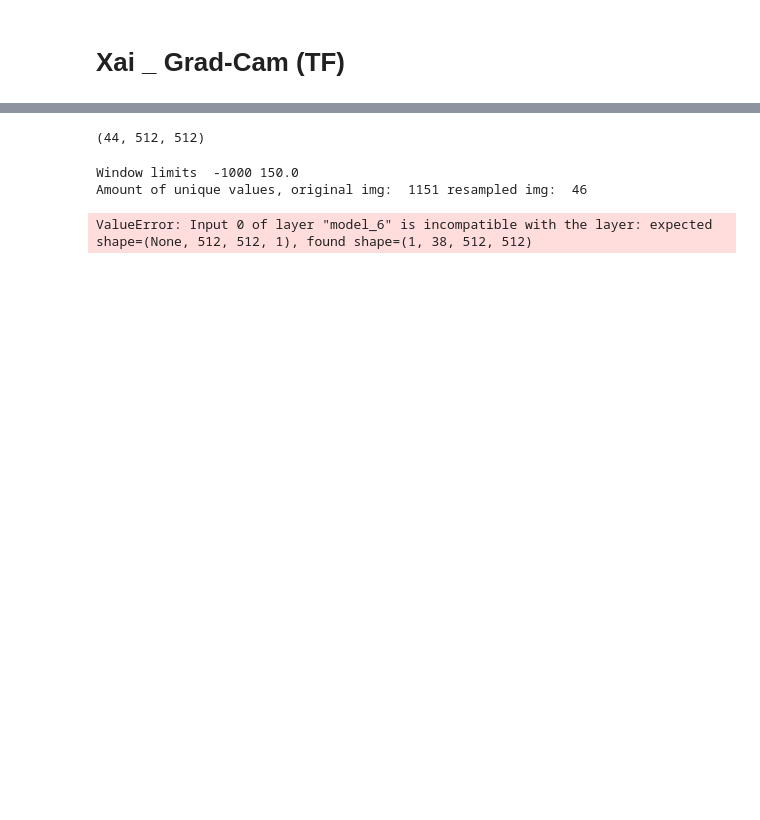
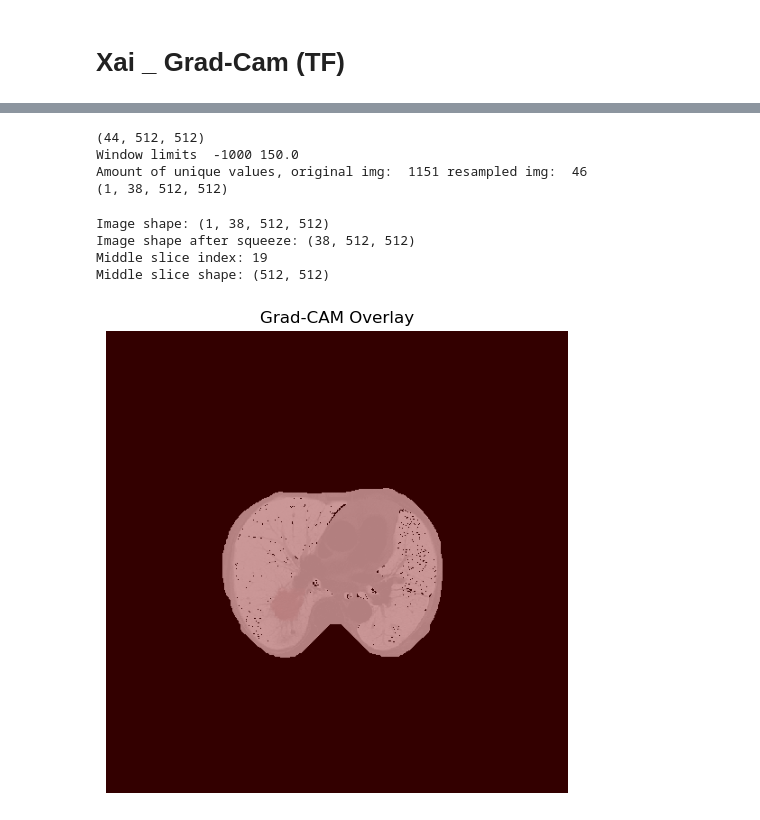
Before and after one commit to cons00000/Project-lung-cancer, a Jupyter notebook: src/Xai/Grad_Cam.ipynb, the cells around one changed output, grey strips where cells are left out. Saved outputs shown, nothing was run; the diff lists cells and outputs as text; code cells hidden in the pictures; blank space fills up the shorter version.

```diff
--- a/src/Xai/Grad_Cam.ipynb
+++ b/src/Xai/Grad_Cam.ipynb
@@ -55,11 +39,10 @@ Epoch end
 # %%
-target_layer = model.model1.get_layer("conv2d_21")
-filename = list(model.Patient_dict.keys())[0]
-
 gen_with_progress = tqdm(model.Patients_gen, desc='Progress')
 gen_iterator = iter(gen_with_progress)  # <-- transformer en itérateur
 img, _, filename, params = next(gen_iterator)
+print(img.shape)
 # %% [output]
 (44, 512, 512)
+Window limits  -1000 150.0
+Amount of unique values, original img:  1151 resampled img:  46
+(1, 38, 512, 512)
-Window limits  -1000 150.0
-Amount of unique values, original img:  1151 resampled img:  46
@@ -149,16 +48,0 @@ def generate_segmentation_gradcam(model_obj, img, target_layer_name="conv2d_21",
-# %%
-# Générer Grad-CAM
-heatmap, preds = generate_segmentation_gradcam(model, img, target_layer_name="conv2d_21")
-
-# Affichage : superposition de la heatmap sur la slice d'origine
-plt.figure(figsize=(8, 8))
-plt.imshow(img[..., 0], cmap="gray")
-# Redimensionne la heatmap pour qu'elle corresponde à l'image d'origine
-import cv2
-heatmap_resized = cv2.resize(heatmap, (img.shape[2], img.shape[1]))
-plt.imshow(heatmap_resized, cmap="jet", alpha=0.5)
-plt.title("Grad-CAM Heatmap (Segmentation)")
-plt.axis('off')
-plt.show()
-# %% [output]
-ValueError: Input 0 of layer "model_6" is incompatible with the layer: expected shape=(None, 512, 512, 1), found shape=(1, 38, 512, 512)
@@ -164,0 +89,24 @@ ValueError: Input 0 of layer "model_6" is incompatible with the layer: expected
+# %%
+print(f"Image shape: {img.shape}")
+img=img.squeeze()
+print(f"Image shape after squeeze: {img.shape}")
+# --- Select the middle slice ---
+middle_index = img.shape[0] // 2
+print(f"Middle slice index: {middle_index}")
+middle_slice = img[middle_index, :, :]  # shape: (512, 512)
+print(f"Middle slice shape: {middle_slice.shape}")
+
+# --- Prepare the slice for the model ---
+input_slice = middle_slice.reshape(512, 512, 1).astype(np.float32)
+
+# --- Compute Grad-CAM ---
+cam = compute_gradcam(model.model1, input_slice, target_layer_name="conv2d_23")
+
+# --- Visualize overlay ---
+show_gradcam_overlay(input_slice.squeeze(), cam)
+# %% [output]
+Image shape: (1, 38, 512, 512)
+Image shape after squeeze: (38, 512, 512)
+Middle slice index: 19
+Middle slice shape: (512, 512)
+[figure, added]
```
Also changed, not shown: parts of 5 cells of this notebook, 1 other file.
